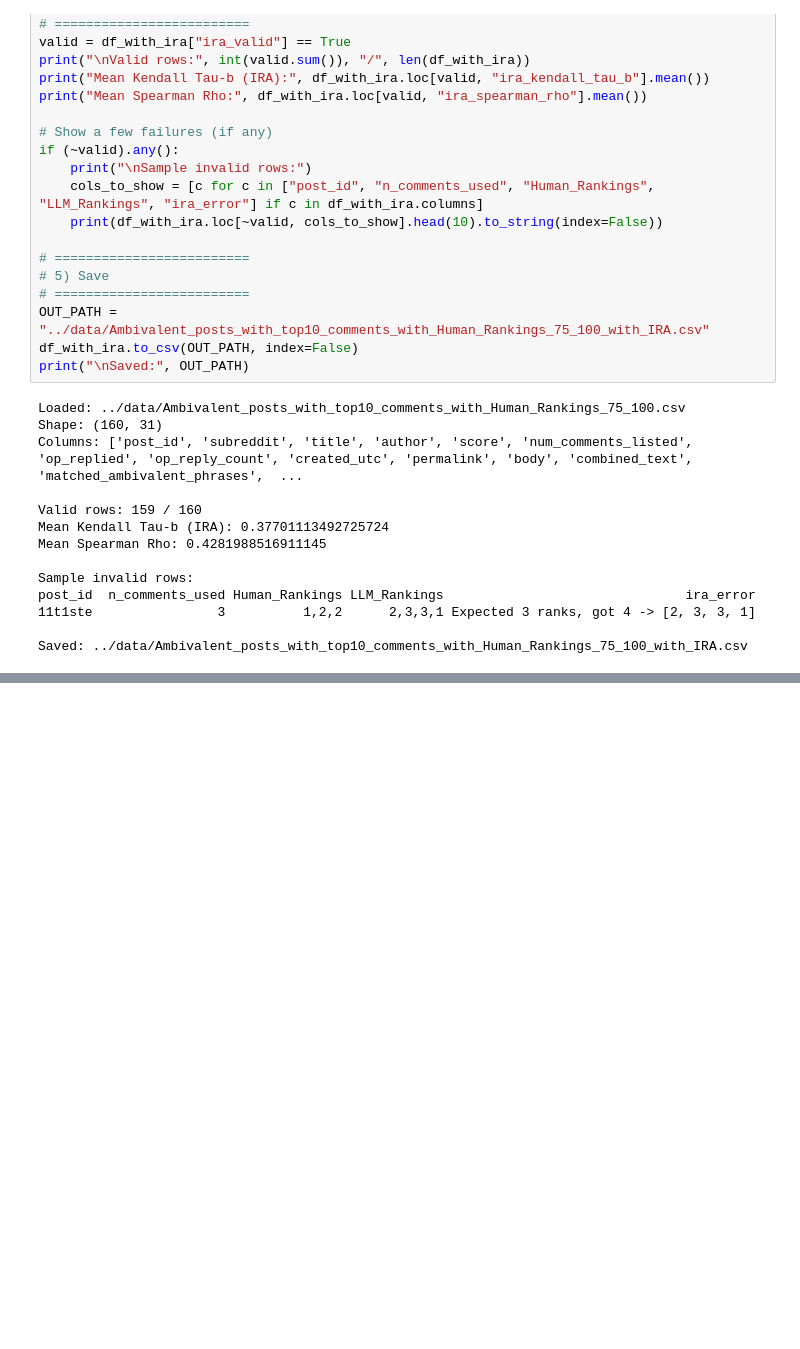
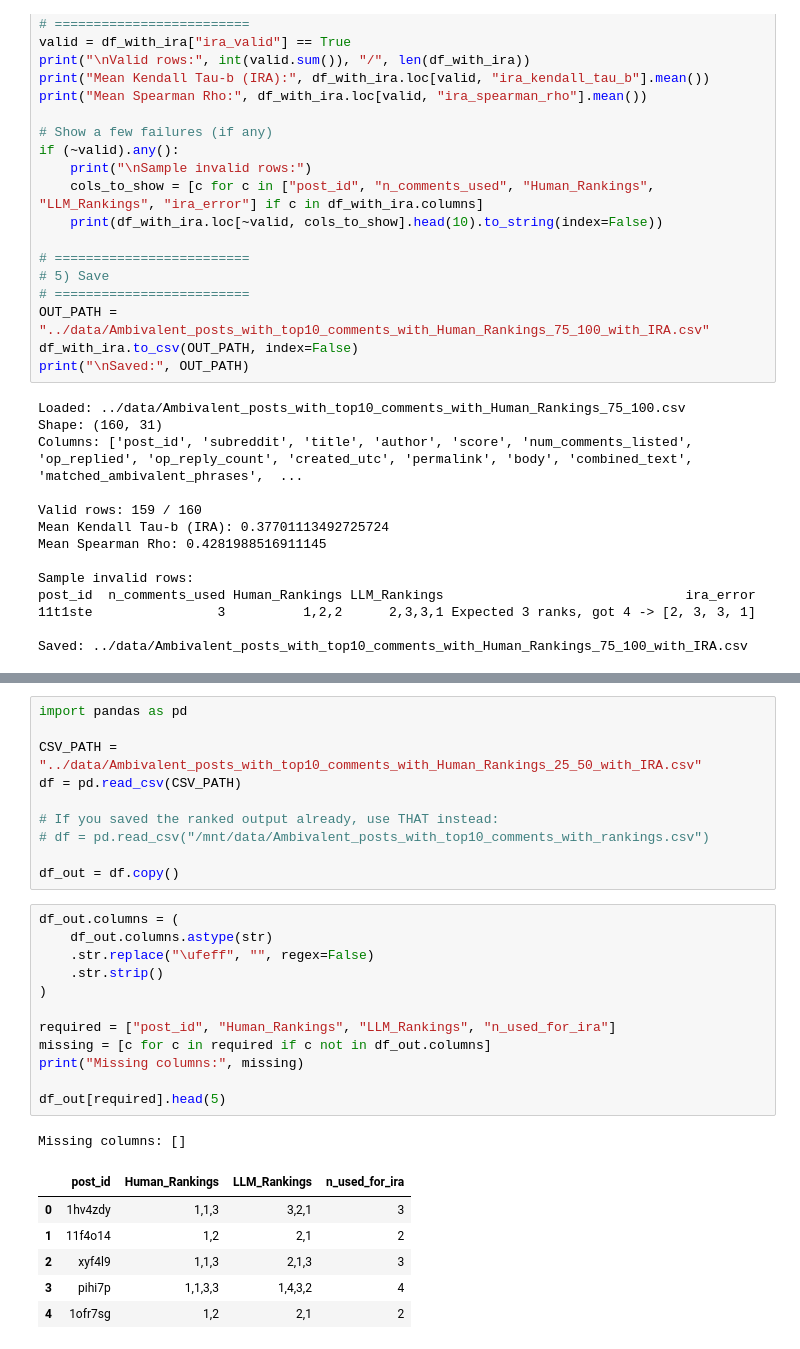
Before and after one commit to Sanjeev2601/ambivalent-stories, a Jupyter notebook: jupyter-notebooks/Ranking.ipynb, the cells around one changed output, grey strips where cells are left out. Drawn from its saved outputs; the diff is of its cells as text; blank space fills up the shorter version.

```diff
--- a/jupyter-notebooks/Ranking.ipynb
+++ b/jupyter-notebooks/Ranking.ipynb
@@ -834,0 +845,30 @@ Saved: ../data/Ambivalent_posts_with_top10_comments_with_Human_Rankings_75_100_w
+# %%
+import pandas as pd
+
+CSV_PATH = "../data/Ambivalent_posts_with_top10_comments_with_Human_Rankings_25_50_with_IRA.csv"
+df = pd.read_csv(CSV_PATH)
+
+# If you saved the ranked output already, use THAT instead:
+# df = pd.read_csv("/mnt/data/Ambivalent_posts_with_top10_comments_with_rankings.csv")
+
+df_out = df.copy()
+# %%
+df_out.columns = (
+    df_out.columns.astype(str)
+    .str.replace("\ufeff", "", regex=False)
+    .str.strip()
+)
+
+required = ["post_id", "Human_Rankings", "LLM_Rankings", "n_used_for_ira"]
+missing = [c for c in required if c not in df_out.columns]
+print("Missing columns:", missing)
+
+df_out[required].head(5)
+# %% [output]
+Missing columns: []
+|  | post_id | Human_Rankings | LLM_Rankings | n_used_for_ira |
+| 0 | 1hv4zdy | 1,1,3 | 3,2,1 | 3 |
+| 1 | 11f4o14 | 1,2 | 2,1 | 2 |
+| 2 | xyf4l9 | 1,1,3 | 2,1,3 | 3 |
+| 3 | pihi7p | 1,1,3,3 | 1,4,3,2 | 4 |
+| 4 | 1ofr7sg | 1,2 | 2,1 | 2 |
```
Also changed, not shown: parts of 11 cells of this notebook.
